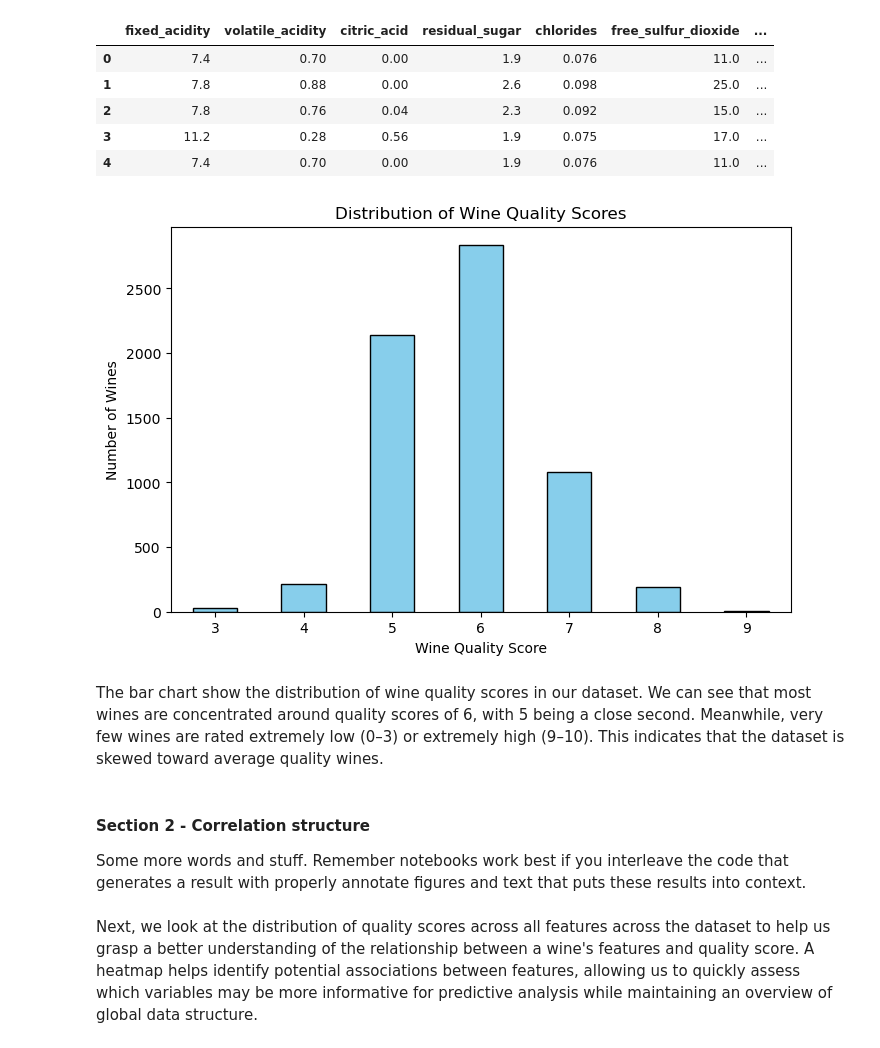
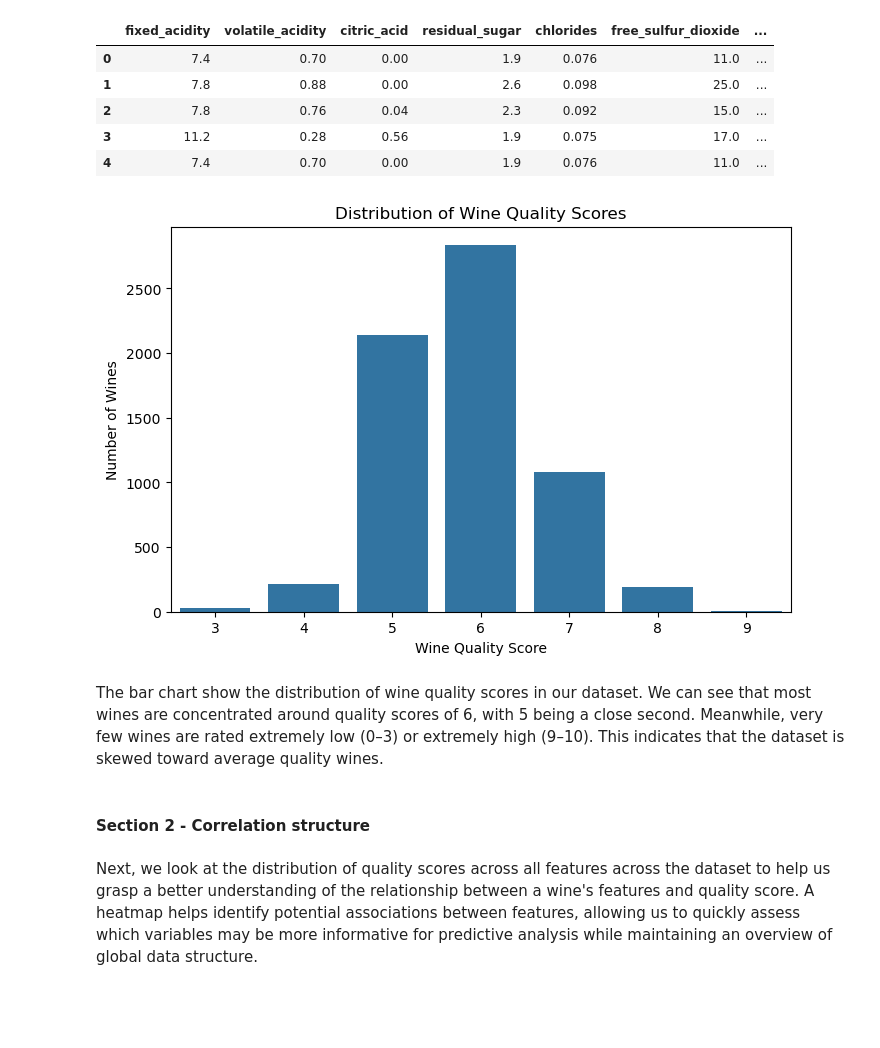
Before and after one commit to COGS108/Group043_WI26, a Jupyter notebook: 02-EDACheckpoint.ipynb, the cells around one changed output. Cells and saved outputs as stored; diff of their text form; code cells hidden in the pictures; blank space fills up the shorter version.

Commit message:
feat: Added additional visualizations & writing

```diff
--- a/02-EDACheckpoint.ipynb
+++ b/02-EDACheckpoint.ipynb
@@ -331,22 +295,20 @@ df.head()
 | 4 | 7.4 | 0.70 | 0.00 | 1.9 | 0.076 | 11.0 | ... |
 # %%
 # Count of each quality score
-quality_counts = df['quality'].value_counts().sort_index()
+plt.figure(figsize=(8,5))
 
-plt.figure(figsize=(8,5))
-quality_counts.plot(kind='bar', color='skyblue', edgecolor='black')
+quality_counts = sns.countplot(data=df, x='quality')
+
 plt.xlabel('Wine Quality Score')
 plt.ylabel('Number of Wines')
 plt.title('Distribution of Wine Quality Scores')
 plt.xticks(rotation=0)
 plt.show()
 # %% [output]
-[figure, old version]
+[figure, new version]
 # %% [markdown]
  The bar chart show the distribution of wine quality scores in our dataset. We can see that most wines are concentrated around quality scores of 6, with 5 being a close second. Meanwhile, very few wines are rated extremely low (0–3) or extremely high (9–10). This indicates that the dataset is skewed toward average quality wines.
-# %% [markdown]
-#### Section 2  - Correlation structure
-
-Some more words and stuff.  Remember notebooks work best if you interleave the code that generates a result with properly annotate figures and text that puts these results into context.
+# %% [markdown]
+#### Section 2  - Correlation structure
 # %% [markdown]
 Next, we look at the distribution of quality scores across all features across the dataset to help us grasp a better understanding of the relationship between a wine's features and quality score. A heatmap helps identify potential associations between features, allowing us to quickly assess which variables may be more informative for predictive analysis while maintaining an overview of global data structure.
```
Also changed, not shown: parts of 20 cells of this notebook.
